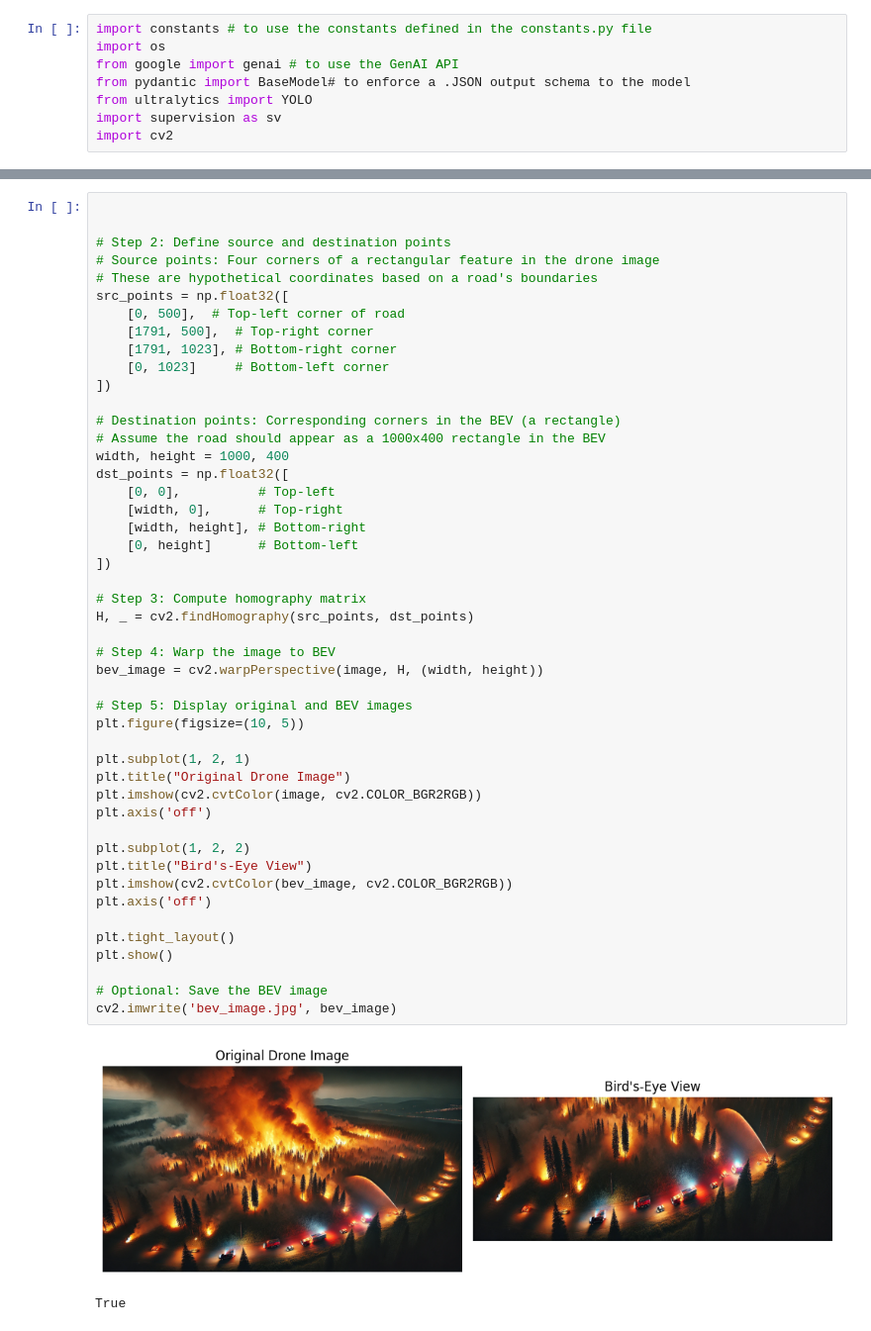
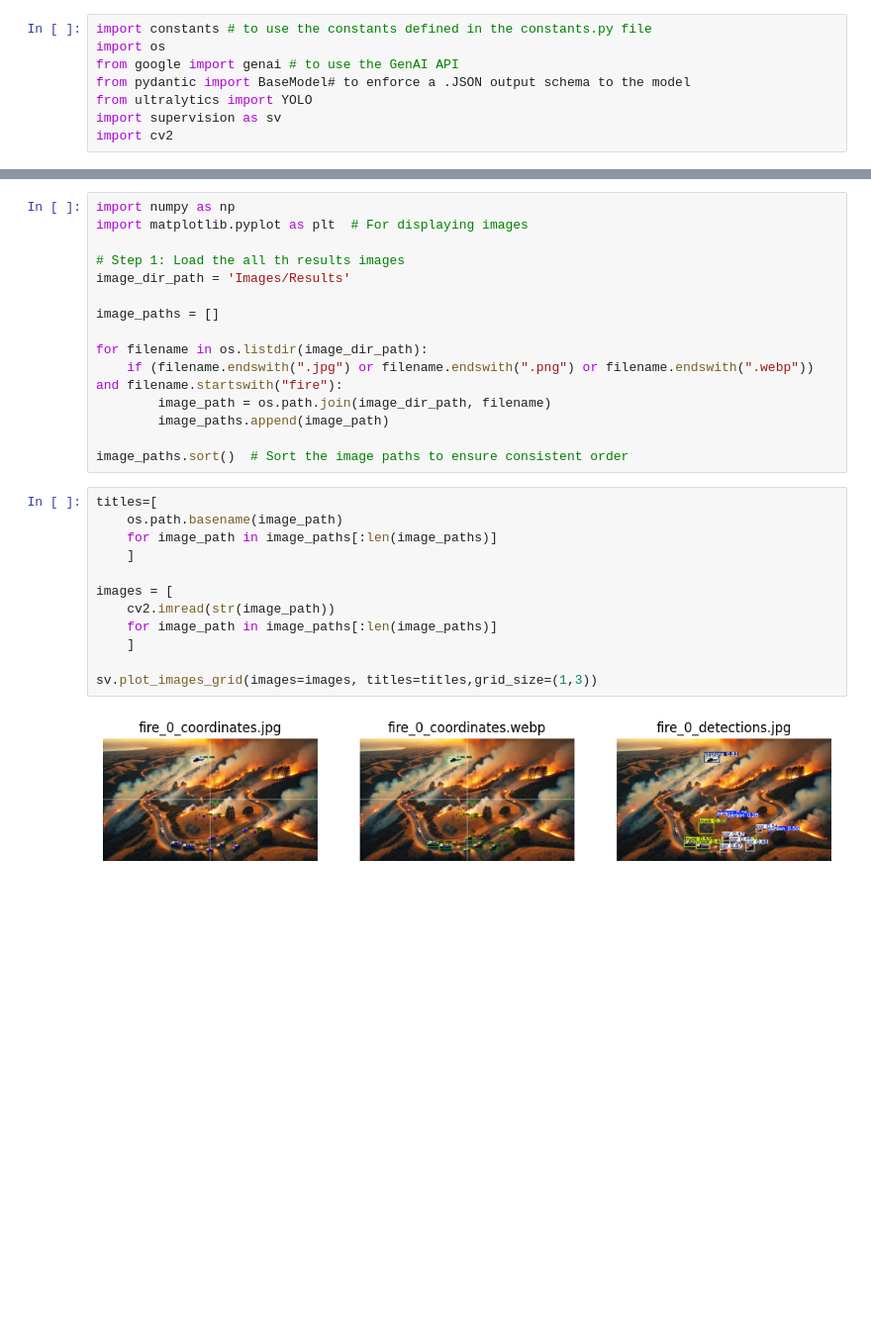
Before and after one commit to Cardona709/Projeto_0, a Jupyter notebook: test_image.ipynb, the cells around one changed output, grey strips where cells are left out. Shown: that part at 99% size. Drawn from its saved outputs; the diff is of its cells as text; blank space fills up the shorter version.

```diff
--- a/test_image.ipynb
+++ b/test_image.ipynb
@@ -30,50 +9,29 @@ print(corners)
-# %%
-
-
-# Step 2: Define source and destination points
-# Source points: Four corners of a rectangular feature in the drone image
-# These are hypothetical coordinates based on a road's boundaries
-src_points = np.float32([
-    [0, 500],  # Top-left corner of road
-    [1791, 500],  # Top-right corner
-    [1791, 1023], # Bottom-right corner
-    [0, 1023]     # Bottom-left corner
-])
-
-# Destination points: Corresponding corners in the BEV (a rectangle)
-# Assume the road should appear as a 1000x400 rectangle in the BEV
-width, height = 1000, 400
-dst_points = np.float32([
-    [0, 0],          # Top-left
-    [width, 0],      # Top-right
-    [width, height], # Bottom-right
-    [0, height]      # Bottom-left
-])
-
-# Step 3: Compute homography matrix
-H, _ = cv2.findHomography(src_points, dst_points)
-
-# Step 4: Warp the image to BEV
-bev_image = cv2.warpPerspective(image, H, (width, height))
-
-# Step 5: Display original and BEV images
-plt.figure(figsize=(10, 5))
-
-plt.subplot(1, 2, 1)
-plt.title("Original Drone Image")
-plt.imshow(cv2.cvtColor(image, cv2.COLOR_BGR2RGB))
-plt.axis('off')
-
-plt.subplot(1, 2, 2)
-plt.title("Bird's-Eye View")
-plt.imshow(cv2.cvtColor(bev_image, cv2.COLOR_BGR2RGB))
-plt.axis('off')
-
-plt.tight_layout()
-plt.show()
-
-# Optional: Save the BEV image
-cv2.imwrite('bev_image.jpg', bev_image)
-# %% [output]
-[figure, removed]
-True
+# %%
+import numpy as np
+import matplotlib.pyplot as plt  # For displaying images
+
+# Step 1: Load the all th results images
+image_dir_path = 'Images/Results'
+
+image_paths = []
+
+for filename in os.listdir(image_dir_path):
+    if (filename.endswith(".jpg") or filename.endswith(".png") or filename.endswith(".webp")) and filename.startswith("fire"):
+        image_path = os.path.join(image_dir_path, filename)
+        image_paths.append(image_path)
+
+image_paths.sort()  # Sort the image paths to ensure consistent order
+# %%
+titles=[
+    os.path.basename(image_path)
+    for image_path in image_paths[:len(image_paths)]
+    ]
+
+images = [
+    cv2.imread(str(image_path))
+    for image_path in image_paths[:len(image_paths)]
+    ]
+
+sv.plot_images_grid(images=images, titles=titles,grid_size=(1,3))
+# %% [output]
+[figure, added]
```
Also changed, not shown: parts of 7 cells of this notebook, 10 other files.
